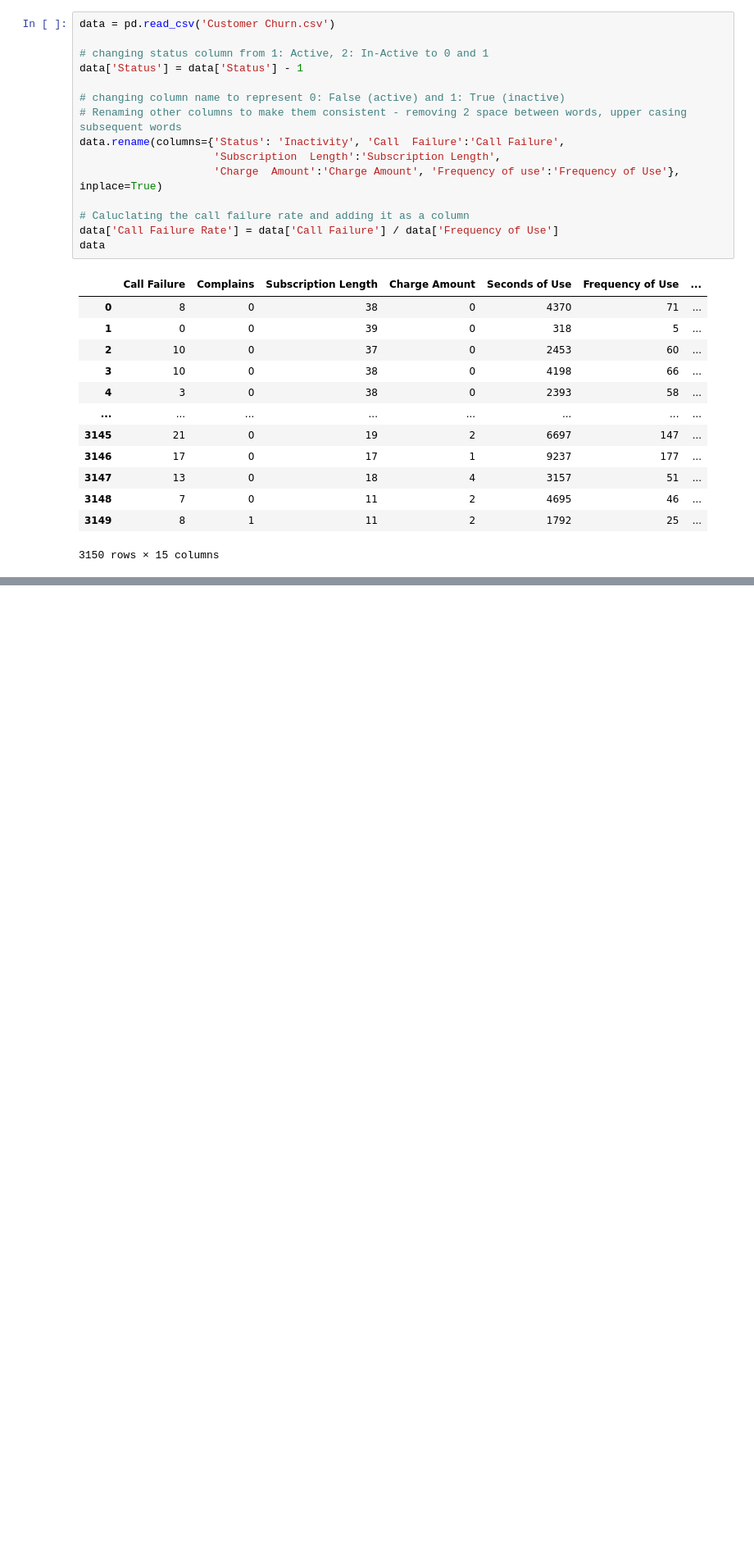
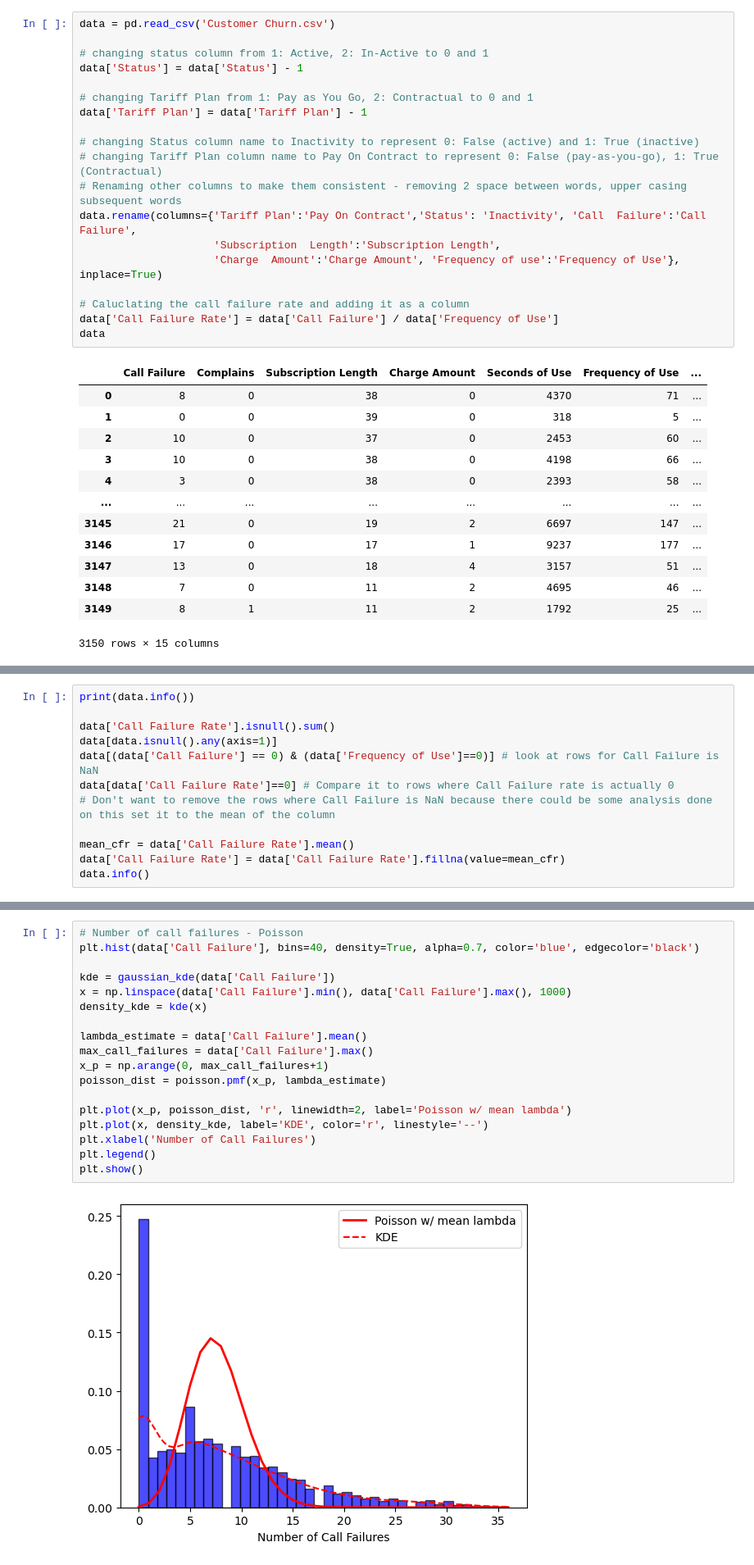
Before and after one commit to Dhunsheth/customer-churn-analysis, a Jupyter notebook: EDA.ipynb, the cells around one changed output, grey strips where cells are left out. Shown: that part at 82% size. Saved outputs shown, nothing was run; the diff lists cells and outputs as text; blank space fills up the shorter version.

```diff
--- a/EDA.ipynb
+++ b/EDA.ipynb
@@ -8,9 +16,13 @@ data = pd.read_csv('Customer Churn.csv')
 # changing status column from 1: Active, 2: In-Active to 0 and 1
 data['Status'] = data['Status'] - 1
 
-# changing column name to represent 0: False (active) and 1: True (inactive)
+# changing Tariff Plan from 1: Pay as You Go, 2: Contractual to 0 and 1
+data['Tariff Plan'] = data['Tariff Plan'] - 1
+
+# changing Status column name to Inactivity to represent 0: False (active) and 1: True (inactive)
+# changing Tariff Plan column name to Pay On Contract to represent 0: False (pay-as-you-go), 1: True (Contractual)
 # Renaming other columns to make them consistent - removing 2 space between words, upper casing subsequent words
-data.rename(columns={'Status': 'Inactivity', 'Call  Failure':'Call Failure',
+data.rename(columns={'Tariff Plan':'Pay On Contract','Status': 'Inactivity', 'Call  Failure':'Call Failure',
                      'Subscription  Length':'Subscription Length',
                      'Charge  Amount':'Charge Amount', 'Frequency of use':'Frequency of Use'}, inplace=True)
 
@@ -33,0 +60,12 @@ data
+# %%
+print(data.info())
+
+data['Call Failure Rate'].isnull().sum()
+data[data.isnull().any(axis=1)]
+data[(data['Call Failure'] == 0) & (data['Frequency of Use']==0)] # look at rows for Call Failure is NaN
+data[data['Call Failure Rate']==0] # Compare it to rows where Call Failure rate is actually 0
+# Don't want to remove the rows where Call Failure is NaN because there could be some analysis done on this set it to the mean of the column
+
+mean_cfr = data['Call Failure Rate'].mean()
+data['Call Failure Rate'] = data['Call Failure Rate'].fillna(value=mean_cfr)
+data.info()
@@ -33,0 +128,20 @@ data
+# %%
+# Number of call failures - Poisson
+plt.hist(data['Call Failure'], bins=40, density=True, alpha=0.7, color='blue', edgecolor='black')
+
+kde = gaussian_kde(data['Call Failure'])
+x = np.linspace(data['Call Failure'].min(), data['Call Failure'].max(), 1000)
+density_kde = kde(x)
+
+lambda_estimate = data['Call Failure'].mean()
+max_call_failures = data['Call Failure'].max()
+x_p = np.arange(0, max_call_failures+1)
+poisson_dist = poisson.pmf(x_p, lambda_estimate)
+
+plt.plot(x_p, poisson_dist, 'r', linewidth=2, label='Poisson w/ mean lambda')
+plt.plot(x, density_kde, label='KDE', color='r', linestyle='--')
+plt.xlabel('Number of Call Failures')
+plt.legend()
+plt.show()
+# %% [output]
+[figure, added]
```
Also changed, not shown: parts of 23 cells of this notebook.
